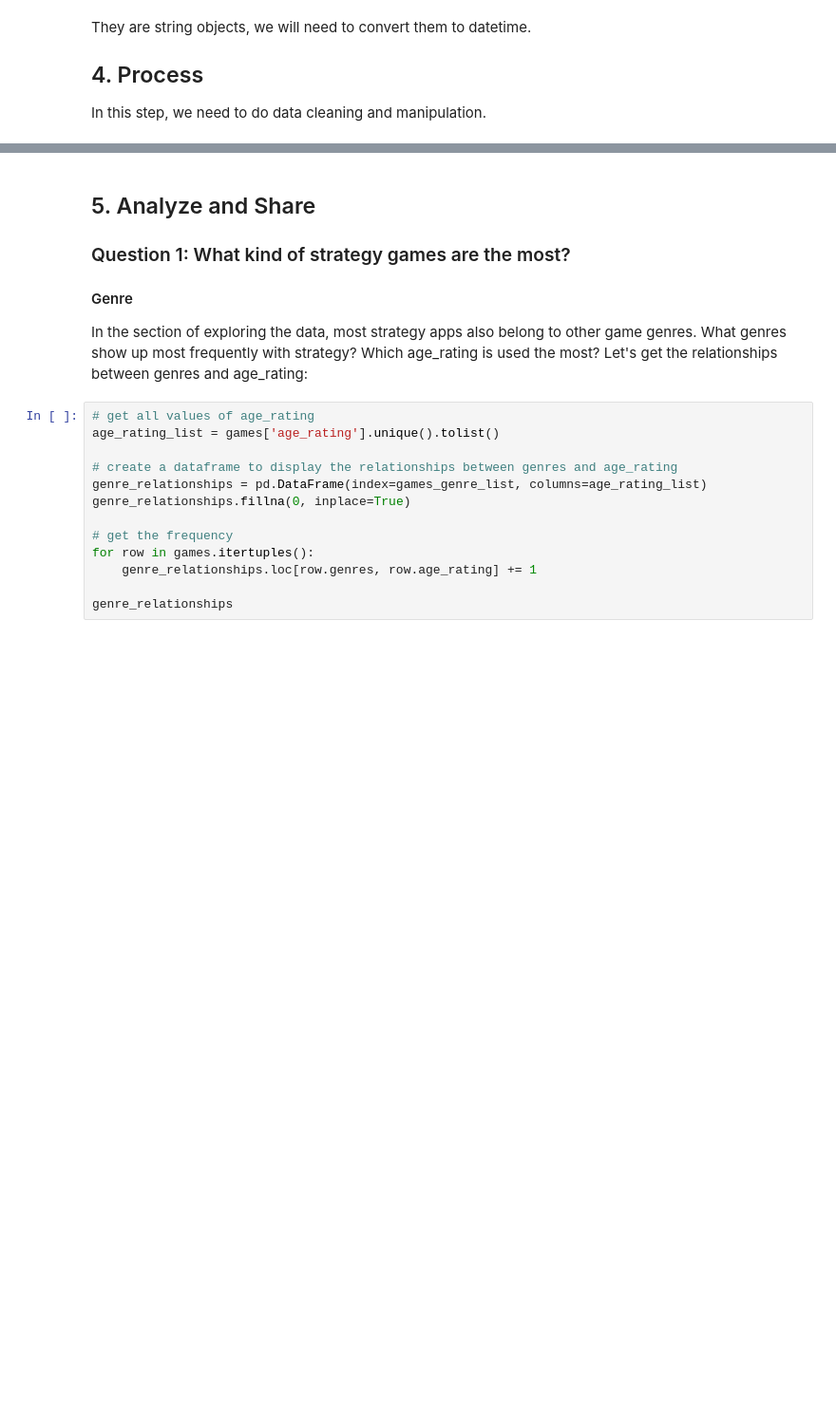
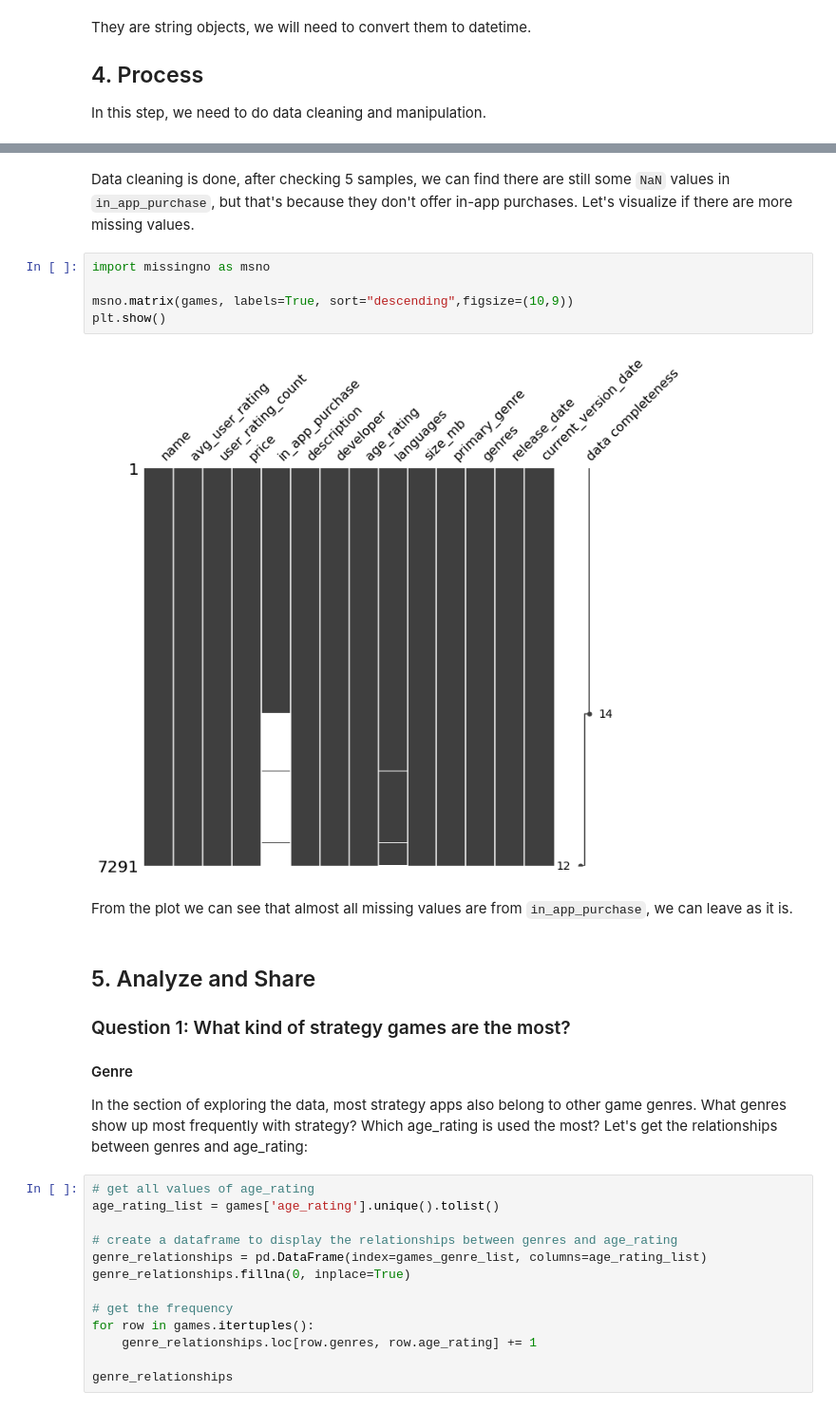
Before and after one commit to eeliuqin/data-analysis, a Jupyter notebook: project-3-mobile-strategy-games.ipynb, the cells around one changed output, grey strips where cells are left out. Shown: that part at 95% size. Cells and saved outputs as stored; diff of their text form; blank space fills up the shorter version.

Commit message:
Added missing output to project 3

```diff
--- a/project-3-mobile-strategy-games.ipynb
+++ b/project-3-mobile-strategy-games.ipynb
@@ -230,3 +294,15 @@ games.sample(5, random_state=1)
+# %% [markdown]
+Data cleaning is done, after checking 5 samples, we can find there are still some `NaN` values in `in_app_purchase`, but that's because they don't offer in-app purchases.
+Let's visualize if there are more missing values.
+# %%
+import missingno as msno
+
+msno.matrix(games, labels=True, sort="descending",figsize=(10,9))
+plt.show()
+# %% [output]
+[figure, added]
+# %% [markdown]
+From the plot we can see that almost all missing values are from `in_app_purchase`, we can leave as it is.
 # %% [markdown]
 <a id="analyze"></a>
 ## 5. Analyze and Share
```
Also changed, not shown: parts of 25 cells of this notebook.
